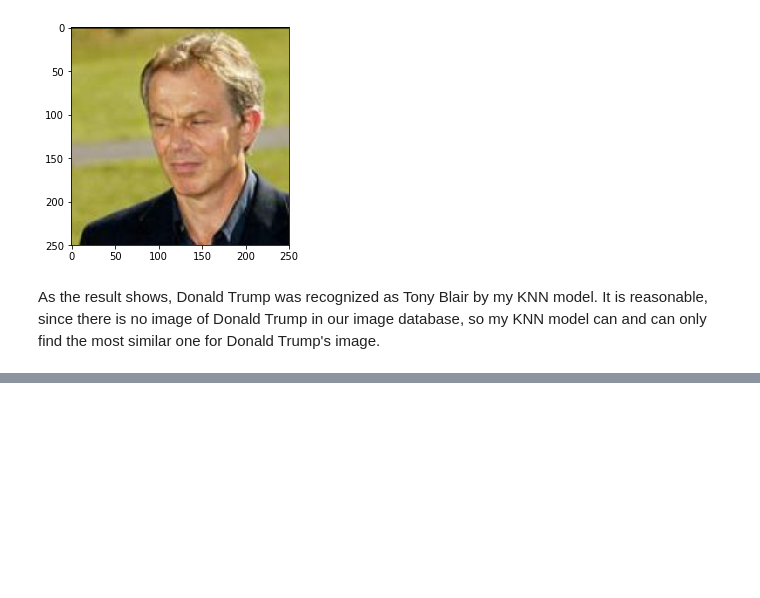
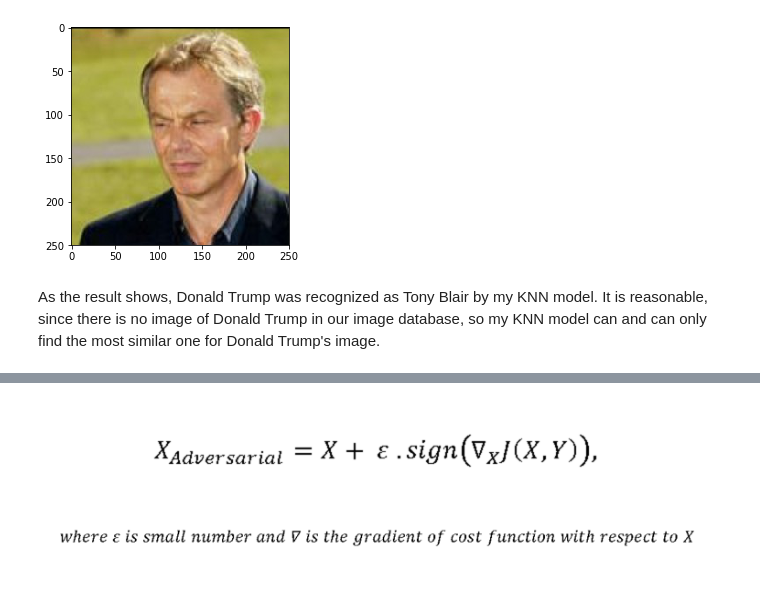
Before and after one commit to Cedric-Liu/Final-Project-DATA2040, a Jupyter notebook: CNN-proj1/Project-FaceNet.ipynb, the cells around one changed output, grey strips where cells are left out. Drawn from its saved outputs; the diff is of its cells as text; code cells hidden in the pictures; blank space fills up the shorter version.

```diff
--- a/CNN-proj1/Project-FaceNet.ipynb
+++ b/CNN-proj1/Project-FaceNet.ipynb
@@ -509,0 +538,4 @@ As the result shows, Donald Trump was recognized as Tony Blair by my KNN model.
+# %%
+Image("FSGA.png")
+# %% [output]
+[figure, added]
```
Also changed, not shown: parts of 16 cells of this notebook, 2 other files.
